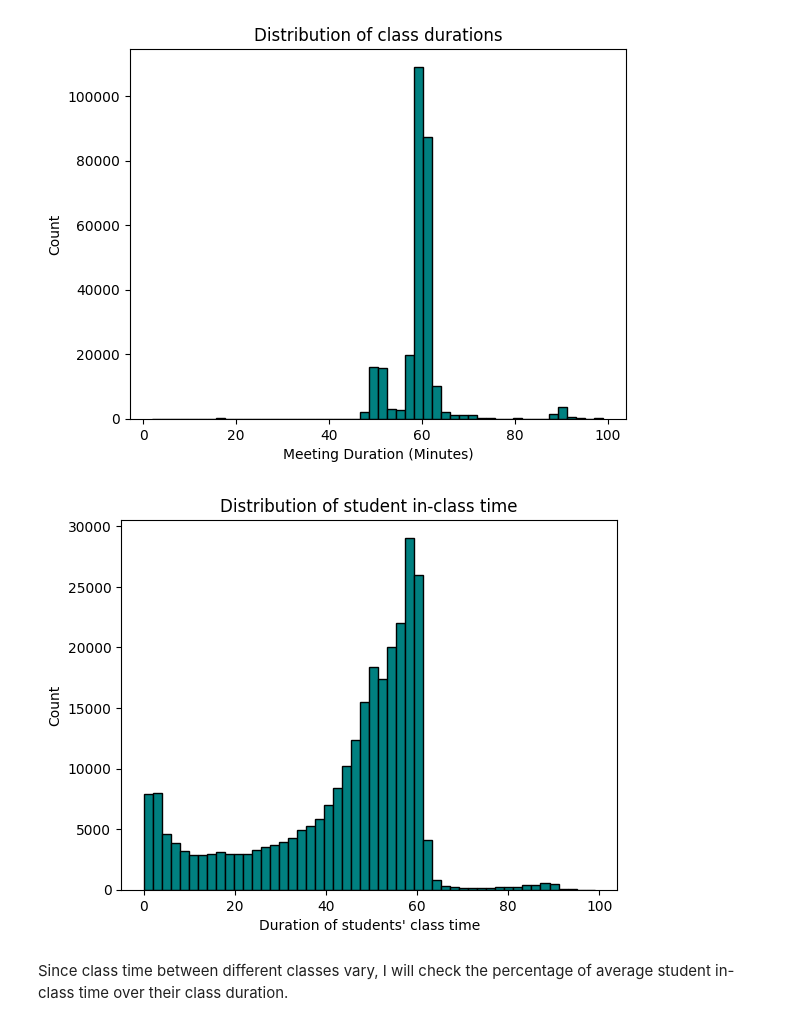
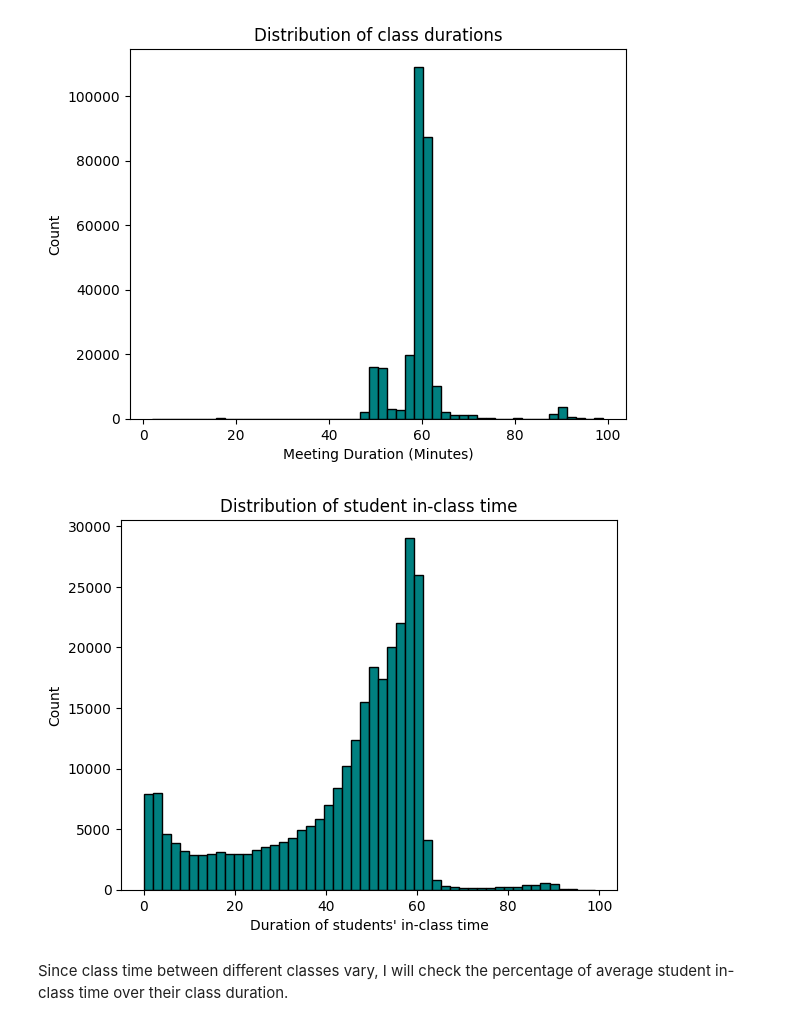
Before and after one commit to tthvan/Customer-Retention-Analysis, a Jupyter notebook: cleanin.ipynb, the cells around one changed output. Cells and saved outputs as stored; diff of their text form; code cells hidden in the pictures.

```diff
--- a/cleanin.ipynb
+++ b/cleanin.ipynb
@@ -421,12 +421,12 @@ plt.show()
 [figure]
 # %%
 plt.hist(df['student_stay_duration'], bins=50, edgecolor='black', color='teal')
-plt.xlabel("Duration of students' class time")
+plt.xlabel("Duration of students' in-class time")
 plt.ylabel('Count')
 plt.title('Distribution of student in-class time')
 plt.show()
 # %% [output]
-[figure, old version]
+[figure, new version]
 # %% [markdown]
 Since class time between different classes vary, I will check the percentage of average student in-class time over their class duration.
 # %%
```
Also changed, not shown: parts of 14 cells of this notebook.
